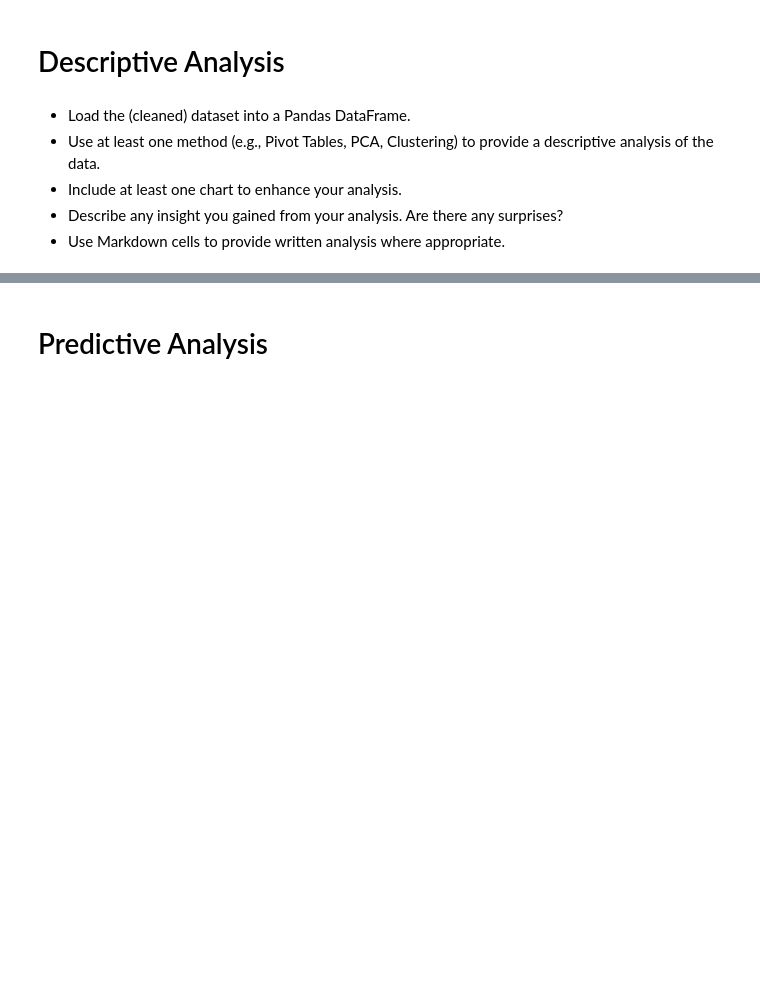
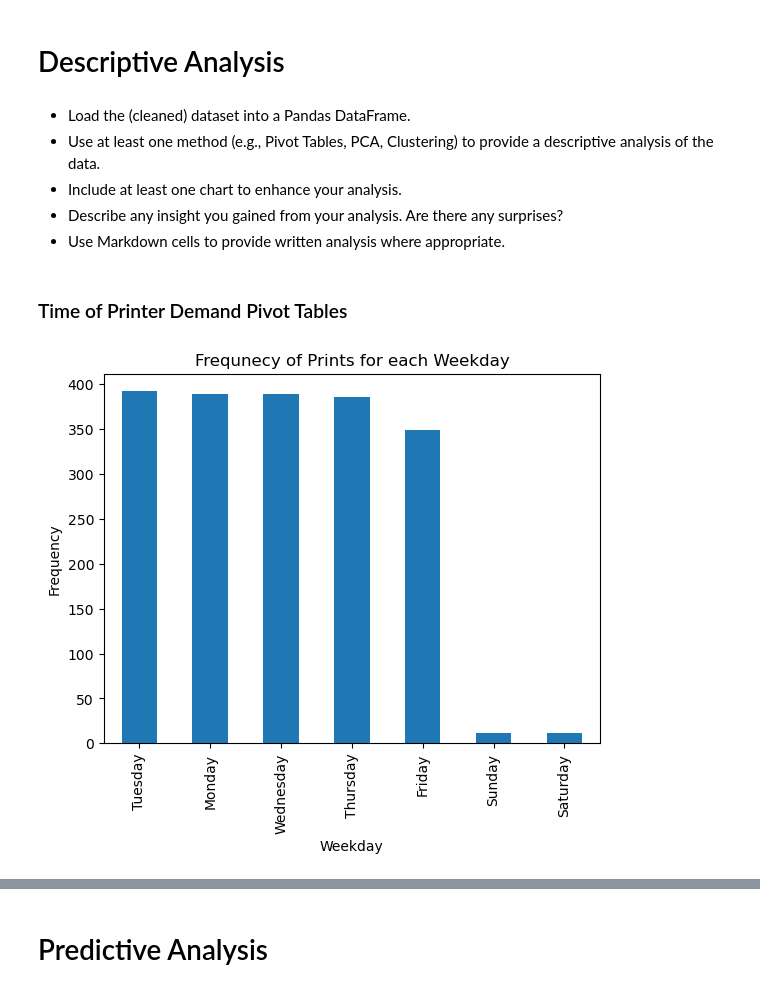
Before and after one commit to MarMar888/ECEDesignLabProj, a Jupyter notebook: final_report.ipynb, the cells around one changed output, grey strips where cells are left out. Cells and saved outputs as stored; diff of their text form; code cells hidden in the pictures; blank space fills up the shorter version.

Commit message:
Added descriptive analysis for time plots

```diff
--- a/final_report.ipynb
+++ b/final_report.ipynb
@@ -32,3 +32,21 @@ Unfortunately, this data is not comprehensive and we will have to make some assu
 - Include at least one chart to enhance your analysis.
 - Describe any insight you gained from your analysis. Are there any surprises?
 - Use Markdown cells to provide written analysis where appropriate.
+# %% [markdown]
+### Time of Printer Demand Pivot Tables
+# %%
+# Load fresh dataset
+df = pd.read_csv('cleaned_dataset.csv')
+
+# Turn Creation Log into datetime and take required infromation from it
+df['Creation Log'] = pd.to_datetime(df['Creation Log'])
+df['Weekday'] = df['Creation Log'].dt.day_name()
+
+# Get information on the time of day
+df['Time'] = df['Creation Log'].dt.time
+df['Hour'] = df['Creation Log'].dt.hour
+# %%
+# Check what days people are getting 3D prints
+ax = df['Weekday'].value_counts().plot.bar(ylabel='Frequency', title='Frequnecy of Prints for each Weekday')
+# %% [output]
+[figure, added]
```
Also changed, not shown: parts of 9 cells of this notebook.
